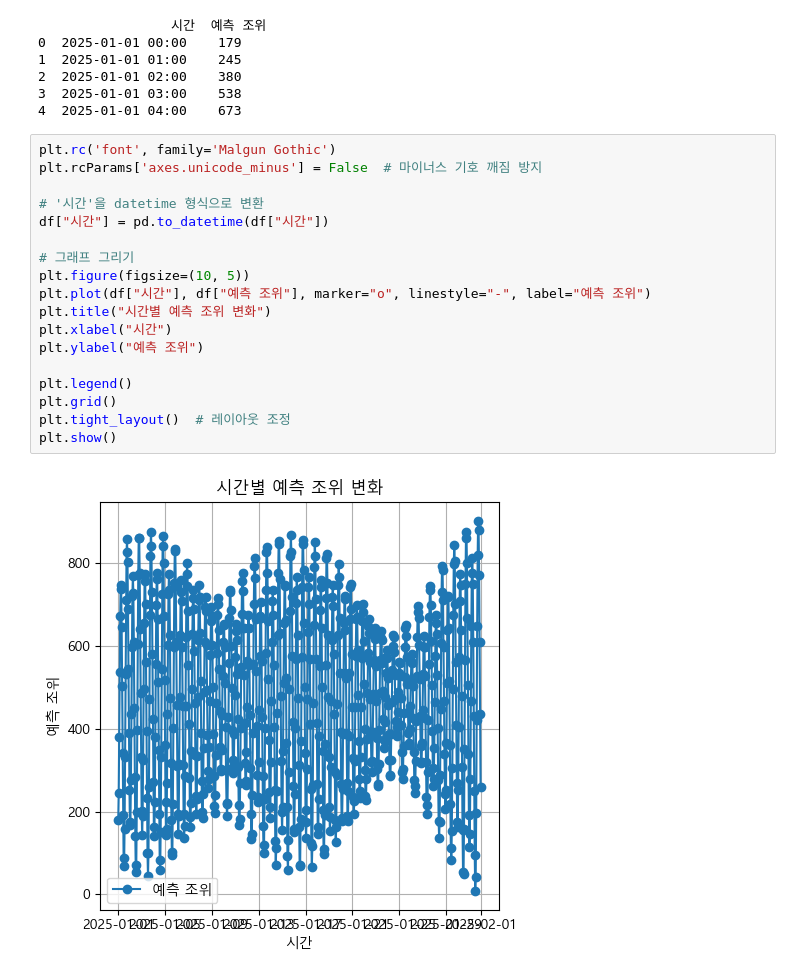
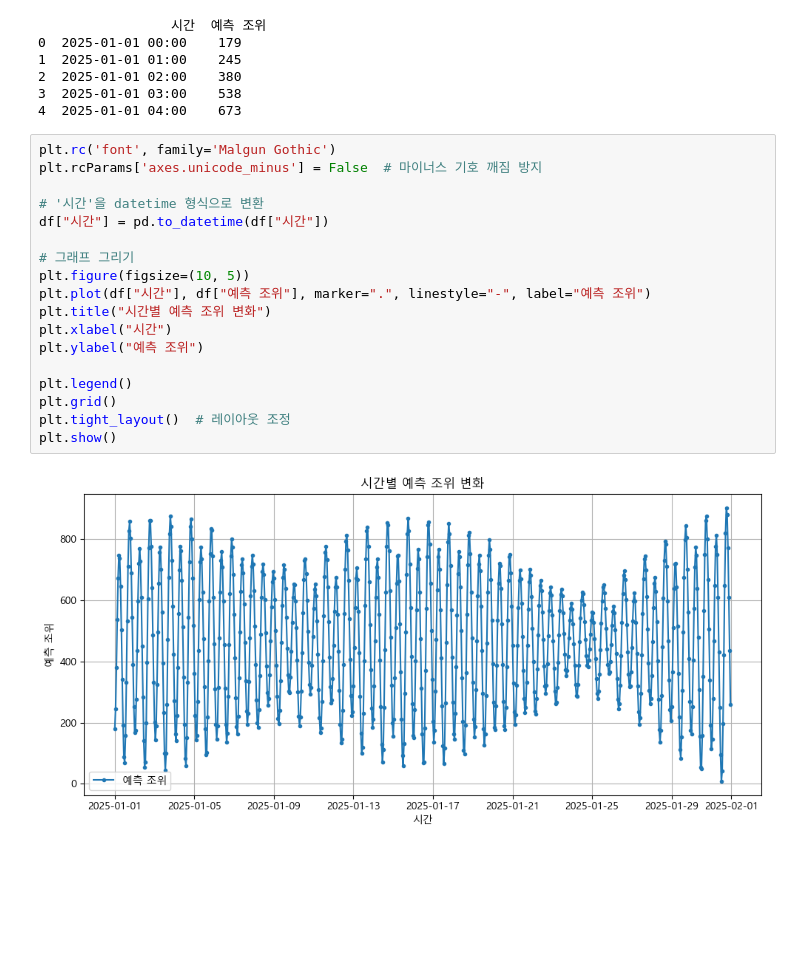
Before and after one commit to dldudwns887/local_test_free, a Jupyter notebook: meteorological_data_visualization_test/test4.ipynb, the cells around one changed output. Drawn from its saved outputs; the diff is of its cells as text; blank space fills up the shorter version.

```diff
--- a/meteorological_data_visualization_test/test4.ipynb
+++ b/meteorological_data_visualization_test/test4.ipynb
@@ -25,20 +25,20 @@ print(df.head())
 # %%
 plt.rc('font', family='Malgun Gothic')
 plt.rcParams['axes.unicode_minus'] = False  # 마이너스 기호 깨짐 방지
 
 # '시간'을 datetime 형식으로 변환
 df["시간"] = pd.to_datetime(df["시간"])
 
 # 그래프 그리기
 plt.figure(figsize=(10, 5))
-plt.plot(df["시간"], df["예측 조위"], marker="o", linestyle="-", label="예측 조위")
+plt.plot(df["시간"], df["예측 조위"], marker=".", linestyle="-", label="예측 조위")
 plt.title("시간별 예측 조위 변화")
 plt.xlabel("시간")
 plt.ylabel("예측 조위")
 
 plt.legend()
 plt.grid()
 plt.tight_layout()  # 레이아웃 조정
 plt.show()
 # %% [output]
-[figure, old version]
+[figure, new version]
```
Also changed, not shown: 8 other files.
